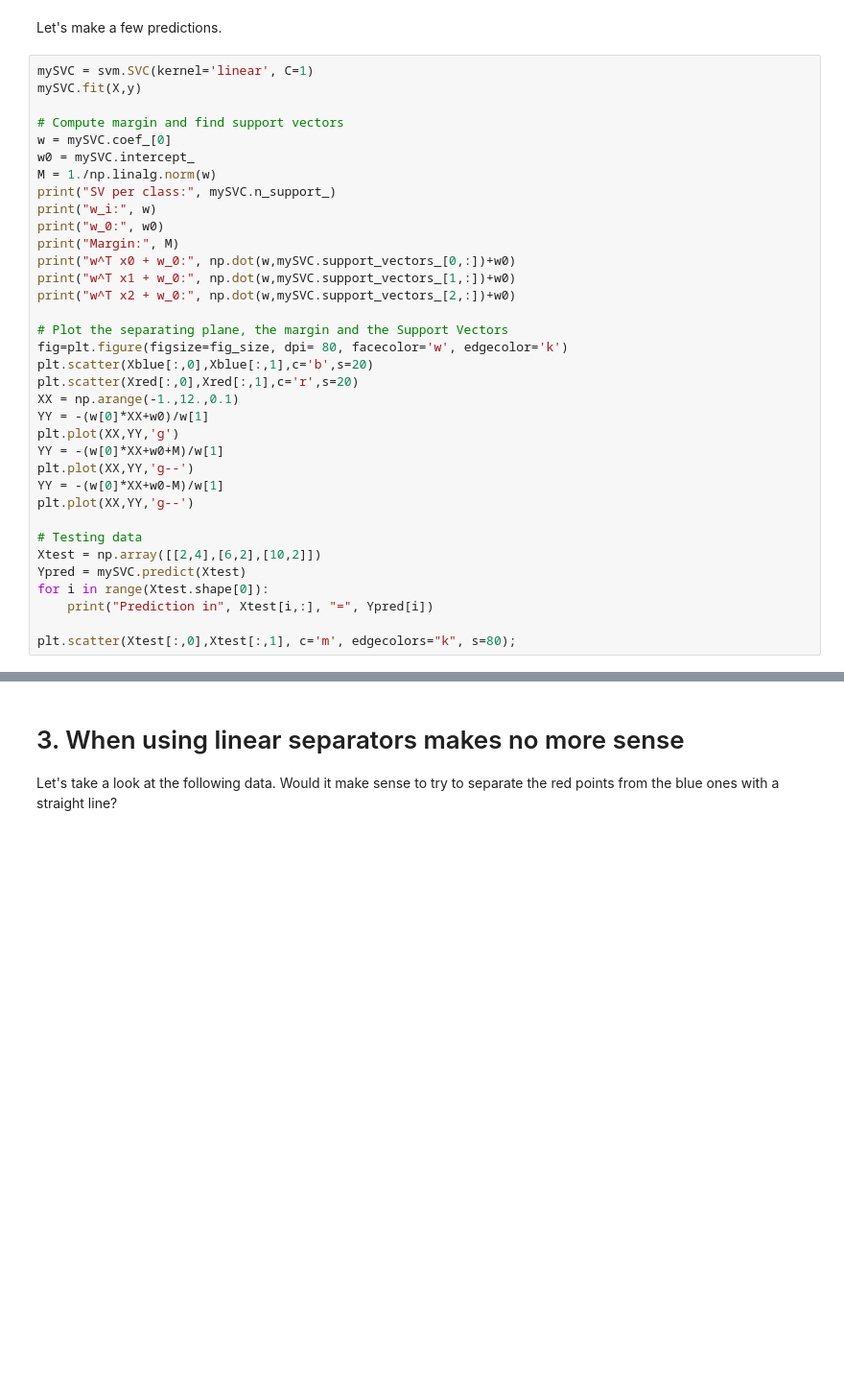
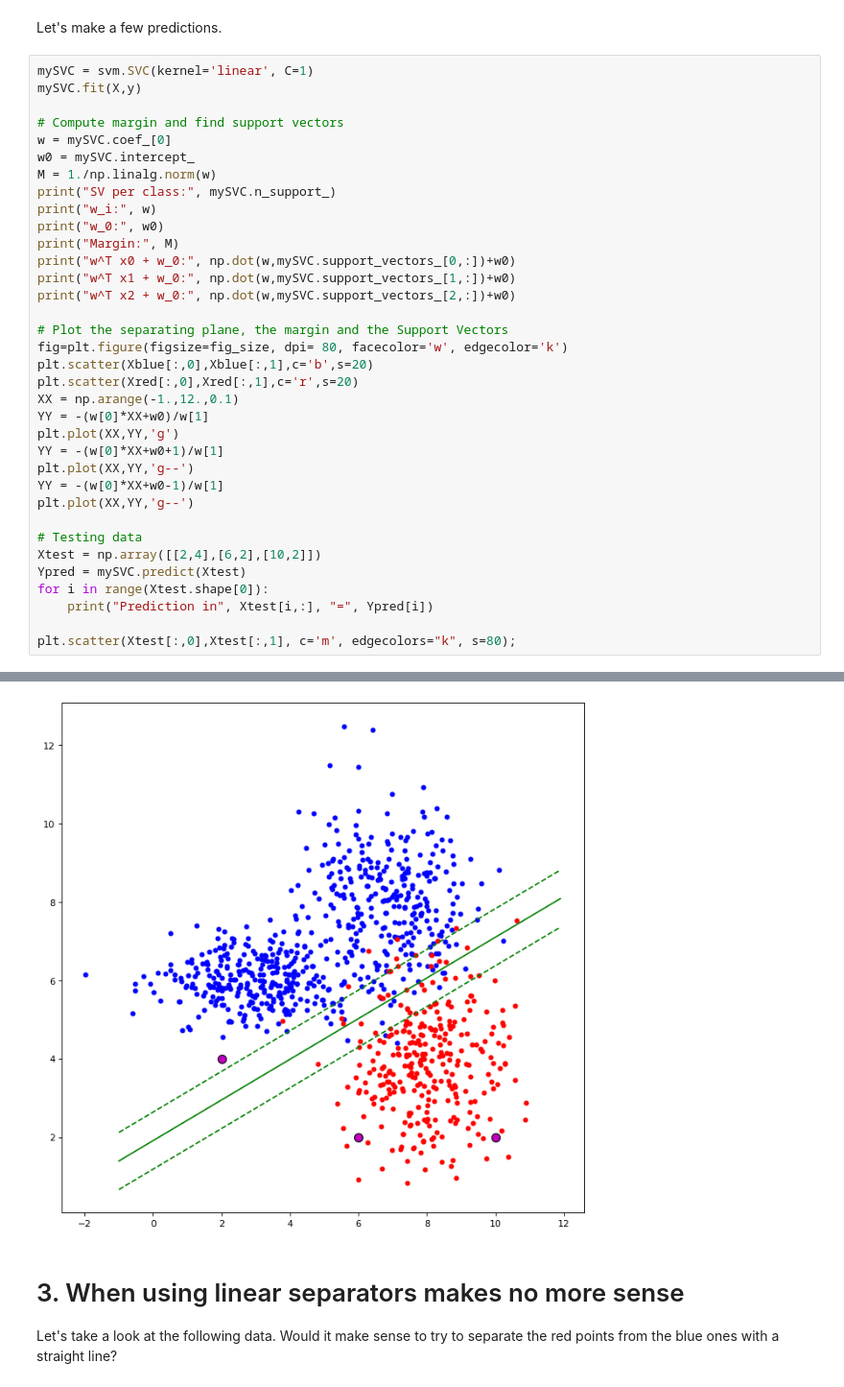
Before and after one commit to SupaeroDataScience/machine-learning, a Jupyter notebook: 3 - SVMs, bias-variance, and kernels/Support Vector Machines, Bias-Variance tradeoff and an Introduction to Kernel Theory.ipynb, the cells around one changed output, grey strips where cells are left out. Shown at 96% size. Cells and saved outputs as stored; diff of their text form; blank space fills up the shorter version.

```diff
--- a/3 - SVMs, bias-variance, and kernels/Support Vector Machines, Bias-Variance tradeoff and an Introduction to Kernel Theory.ipynb
+++ b/3 - SVMs, bias-variance, and kernels/Support Vector Machines, Bias-Variance tradeoff and an Introduction to Kernel Theory.ipynb
@@ -404,9 +449,9 @@ plt.scatter(Xred[:,0],Xred[:,1],c='r',s=20)
 XX = np.arange(-1.,12.,0.1)
 YY = -(w[0]*XX+w0)/w[1]
 plt.plot(XX,YY,'g')
-YY = -(w[0]*XX+w0+M)/w[1]
+YY = -(w[0]*XX+w0+1)/w[1]
 plt.plot(XX,YY,'g--')
-YY = -(w[0]*XX+w0-M)/w[1]
+YY = -(w[0]*XX+w0-1)/w[1]
 plt.plot(XX,YY,'g--')
 
 # Testing data
@@ -416,3 +461,4 @@ for i in range(Xtest.shape[0]):
     print("Prediction in", Xtest[i,:], "=", Ypred[i])
 
 plt.scatter(Xtest[:,0],Xtest[:,1], c='m', edgecolors="k", s=80);
+# %% [output]
@@ -419,3 +475,4 @@ plt.scatter(Xtest[:,0],Xtest[:,1], c='m', edgecolors="k", s=80);
+[figure, added]
 # %% [markdown]
 # <a id="sec3"></a>3. When using linear separators makes no more sense
 
```
Also changed, not shown: parts of 41 cells of this notebook, 1 other file.
